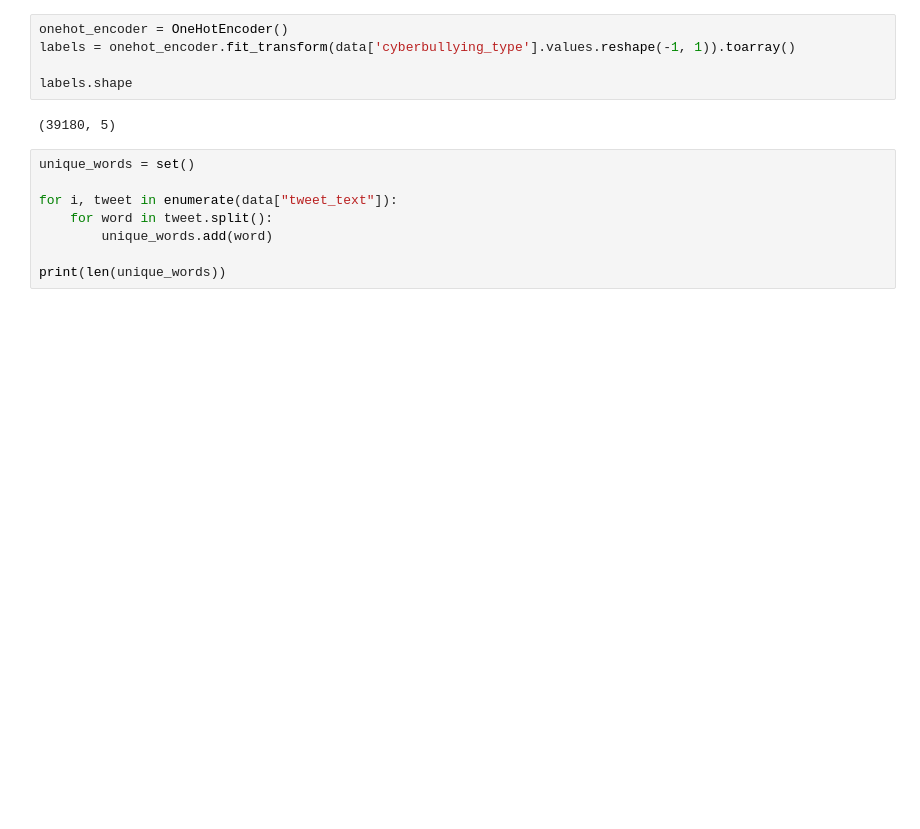
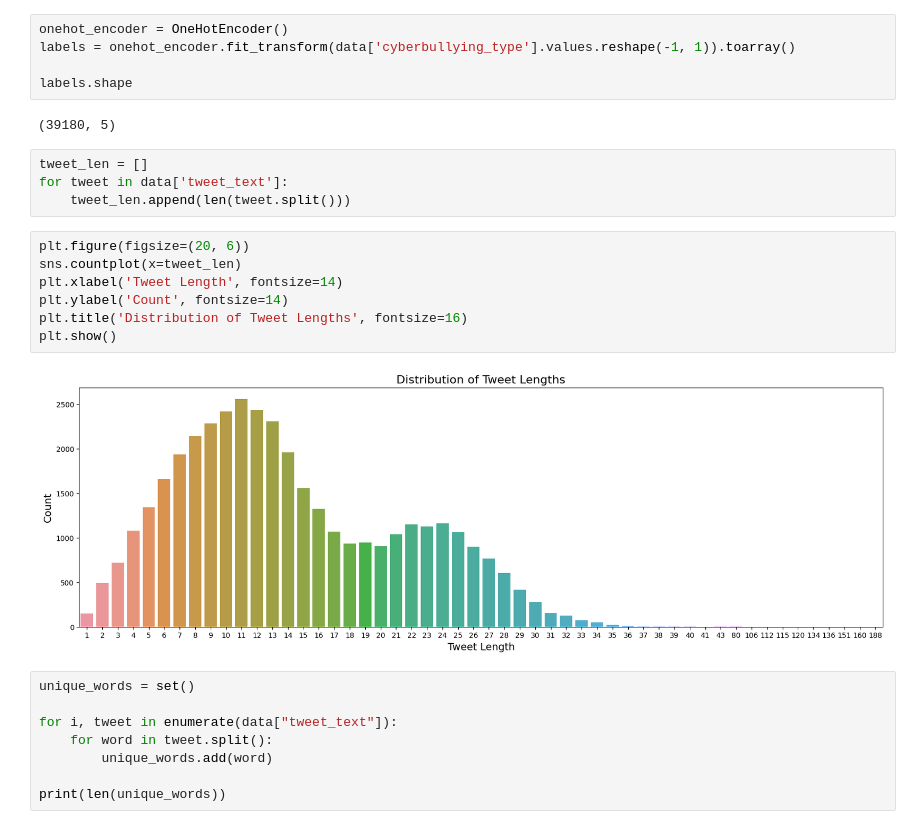
Before and after one commit to J-o-e-M/Deep-Learning-Cyberbullying-Tweet-Classification, a Jupyter notebook: DL_Models.ipynb, the cells around one changed output. Saved outputs shown, nothing was run; the diff lists cells and outputs as text; blank space fills up the shorter version.

```diff
--- a/DL_Models.ipynb
+++ b/DL_Models.ipynb
@@ -34,6 +35,19 @@ labels = onehot_encoder.fit_transform(data['cyberbullying_type'].values.reshape(
 labels.shape
 # %% [output]
 (39180, 5)
+# %%
+tweet_len = []
+for tweet in data['tweet_text']:
+    tweet_len.append(len(tweet.split()))
+# %%
+plt.figure(figsize=(20, 6))
+sns.countplot(x=tweet_len)
+plt.xlabel('Tweet Length', fontsize=14)
+plt.ylabel('Count', fontsize=14)
+plt.title('Distribution of Tweet Lengths', fontsize=16)
+plt.show()
+# %% [output]
+[figure, added]
 # %%
 unique_words = set()
 
```
Also changed, not shown: parts of 2 cells of this notebook, 2 other files.
